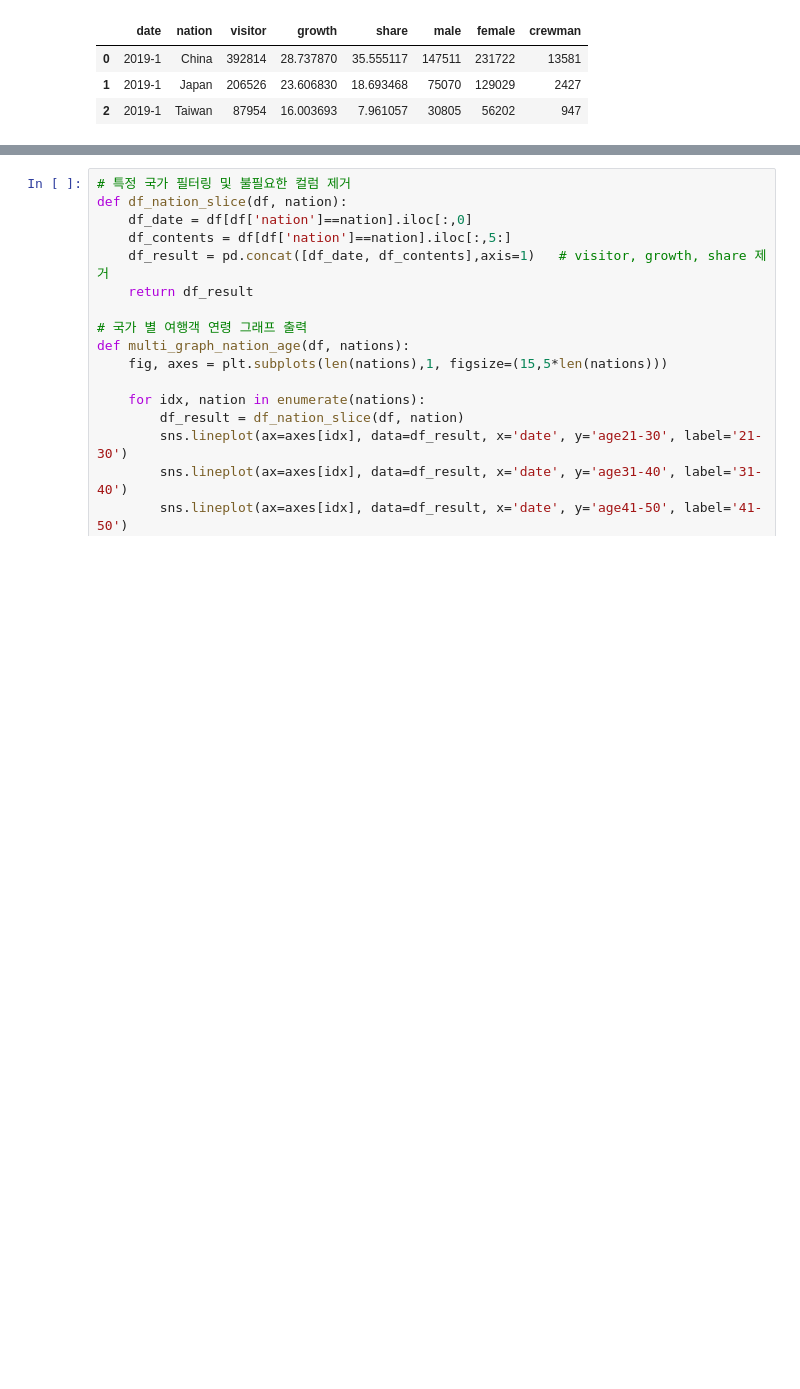
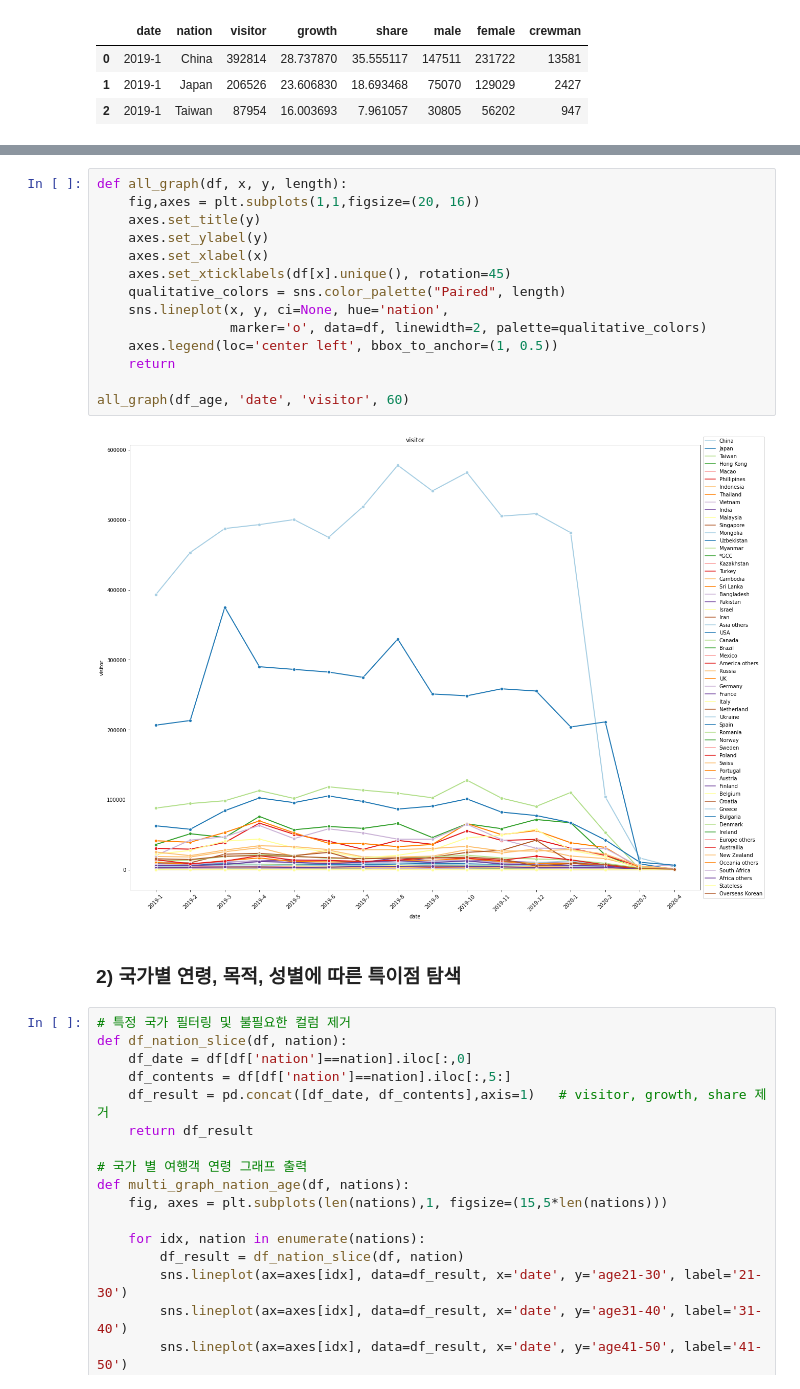
Before and after one commit to Caligo46/aiffel_lms, a Jupyter notebook: 20211021_presentation.ipynb, the cells around one changed output, grey strips where cells are left out. Cells and saved outputs as stored; diff of their text form; blank space fills up the shorter version.

```diff
--- a/20211021_presentation.ipynb
+++ b/20211021_presentation.ipynb
@@ -140,3 +143,21 @@ memory usage: 60.1+ KB
+# %%
+def all_graph(df, x, y, length):
+    fig,axes = plt.subplots(1,1,figsize=(20, 16))
+    axes.set_title(y)
+    axes.set_ylabel(y)
+    axes.set_xlabel(x)
+    axes.set_xticklabels(df[x].unique(), rotation=45)
+    qualitative_colors = sns.color_palette("Paired", length)
+    sns.lineplot(x, y, ci=None, hue='nation',
+                 marker='o', data=df, linewidth=2, palette=qualitative_colors)
+    axes.legend(loc='center left', bbox_to_anchor=(1, 0.5))
+    return
+
+all_graph(df_age, 'date', 'visitor', 60)
+# %% [output]
+[figure, added]
+# %% [markdown]
+### 2) 국가별 연령, 목적, 성별에 따른 특이점 탐색
 # %%
 # 특정 국가 필터링 및 불필요한 컬럼 제거
 def df_nation_slice(df, nation):
```
Also changed, not shown: parts of 15 cells of this notebook.
